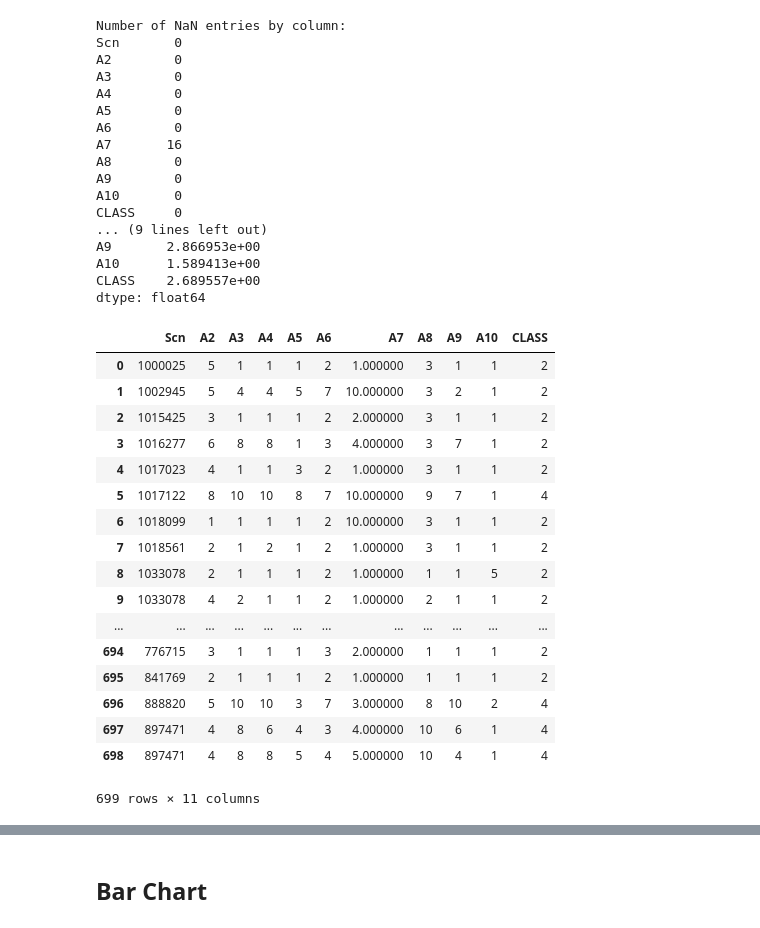
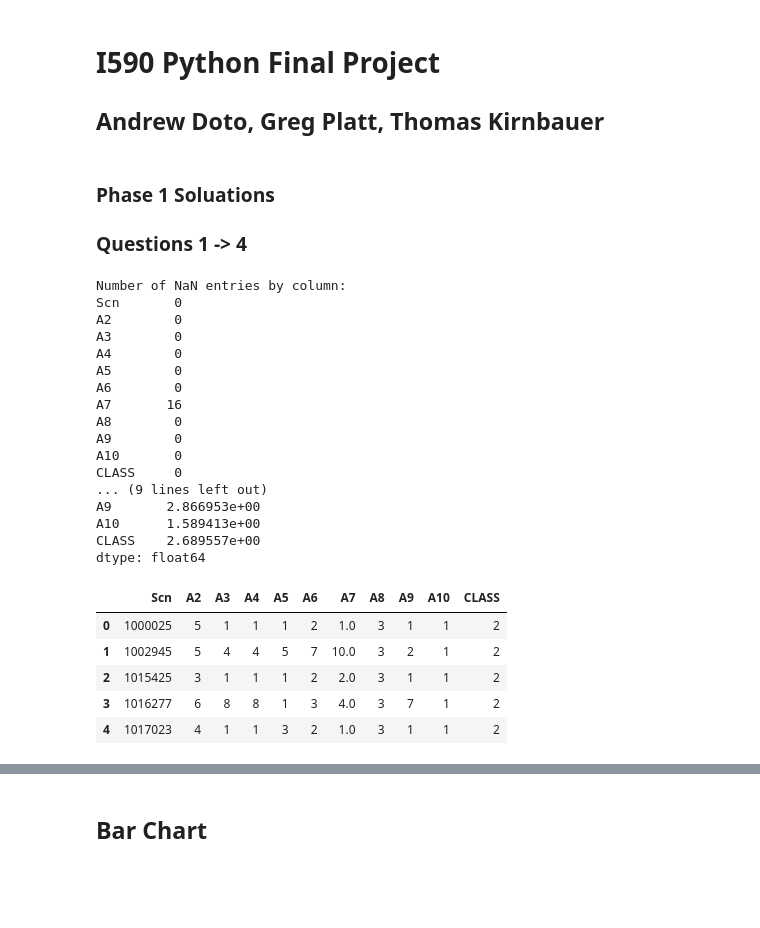
Before and after one commit to gplatt-iu/Python-Final, a Jupyter notebook: code_files/Final_Project_Phase_1.ipynb, the cells around one changed output, grey strips where cells are left out. Drawn from its saved outputs; the diff is of its cells as text; code cells hidden in the pictures; blank space fills up the shorter version.

```diff
--- a/code_files/Final_Project_Phase_1.ipynb
+++ b/code_files/Final_Project_Phase_1.ipynb
@@ -1,3 +1,9 @@
+# %% [markdown]
+# I590 Python Final Project
+## Andrew Doto, Greg Platt, Thomas Kirnbauer
+# %% [markdown]
+### Phase 1 Soluations
+### Questions 1 -> 4
 # %%
 import pandas as pd
 import numpy as np
@@ -11,6 +17,7 @@ import matplotlib.pyplot as plt
 data = pd.read_csv('Breast-Cancer-Wisconsin.csv')
 
 df = pd.DataFrame(data)
+df.head()
 
 ##print(df)
 
@@ -27,48 +34,36 @@ df['A7'] = pd.to_numeric(df['A7'])
 ##print(df)
 ##print(df.dtypes)
 
 ##Step 4: Count NaN
 print("Number of NaN entries by column: ")
 print(df.isnull().sum())
 
 ##Step 5: Calculate Column Means
 print(df.mean(skipna='True'))
 
 ##Step 6: Replace NaN with Column Mean
-df.fillna(value=(df.mean(skipna='True')))
+df.fillna(value=(df.mean(skipna='True'))).head()
 # %% [output]
 Number of NaN entries by column:
 Scn       0
 A2        0
 A3        0
 A4        0
 A5        0
 A6        0
 A7       16
 A8        0
 A9        0
 A10       0
 CLASS     0
 ... (9 lines left out)
 A9       2.866953e+00
 A10      1.589413e+00
 CLASS    2.689557e+00
 dtype: float64
 |  | Scn | A2 | A3 | A4 | A5 | A6 | A7 | A8 | A9 | A10 | CLASS |
-| 0 | 1000025 | 5 | 1 | 1 | 1 | 2 | 1.000000 | 3 | 1 | 1 | 2 |
-| 1 | 1002945 | 5 | 4 | 4 | 5 | 7 | 10.000000 | 3 | 2 | 1 | 2 |
-| 2 | 1015425 | 3 | 1 | 1 | 1 | 2 | 2.000000 | 3 | 1 | 1 | 2 |
-| 3 | 1016277 | 6 | 8 | 8 | 1 | 3 | 4.000000 | 3 | 7 | 1 | 2 |
-| 4 | 1017023 | 4 | 1 | 1 | 3 | 2 | 1.000000 | 3 | 1 | 1 | 2 |
-| 5 | 1017122 | 8 | 10 | 10 | 8 | 7 | 10.000000 | 9 | 7 | 1 | 4 |
-| 6 | 1018099 | 1 | 1 | 1 | 1 | 2 | 10.000000 | 3 | 1 | 1 | 2 |
-| 7 | 1018561 | 2 | 1 | 2 | 1 | 2 | 1.000000 | 3 | 1 | 1 | 2 |
-| 8 | 1033078 | 2 | 1 | 1 | 1 | 2 | 1.000000 | 1 | 1 | 5 | 2 |
-| 9 | 1033078 | 4 | 2 | 1 | 1 | 2 | 1.000000 | 2 | 1 | 1 | 2 |
-| ... | ... | ... | ... | ... | ... | ... | ... | ... | ... | ... | ... |
-| 694 | 776715 | 3 | 1 | 1 | 1 | 3 | 2.000000 | 1 | 1 | 1 | 2 |
-| 695 | 841769 | 2 | 1 | 1 | 1 | 2 | 1.000000 | 1 | 1 | 1 | 2 |
-| 696 | 888820 | 5 | 10 | 10 | 3 | 7 | 3.000000 | 8 | 10 | 2 | 4 |
-| 697 | 897471 | 4 | 8 | 6 | 4 | 3 | 4.000000 | 10 | 6 | 1 | 4 |
-| 698 | 897471 | 4 | 8 | 8 | 5 | 4 | 5.000000 | 10 | 4 | 1 | 4 |
+| 0 | 1000025 | 5 | 1 | 1 | 1 | 2 | 1.0 | 3 | 1 | 1 | 2 |
+| 1 | 1002945 | 5 | 4 | 4 | 5 | 7 | 10.0 | 3 | 2 | 1 | 2 |
+| 2 | 1015425 | 3 | 1 | 1 | 1 | 2 | 2.0 | 3 | 1 | 1 | 2 |
+| 3 | 1016277 | 6 | 8 | 8 | 1 | 3 | 4.0 | 3 | 7 | 1 | 2 |
+| 4 | 1017023 | 4 | 1 | 1 | 3 | 2 | 1.0 | 3 | 1 | 1 | 2 |
-699 rows × 11 columns
```
Also changed, not shown: parts of 2 cells of this notebook, 1 other file.
